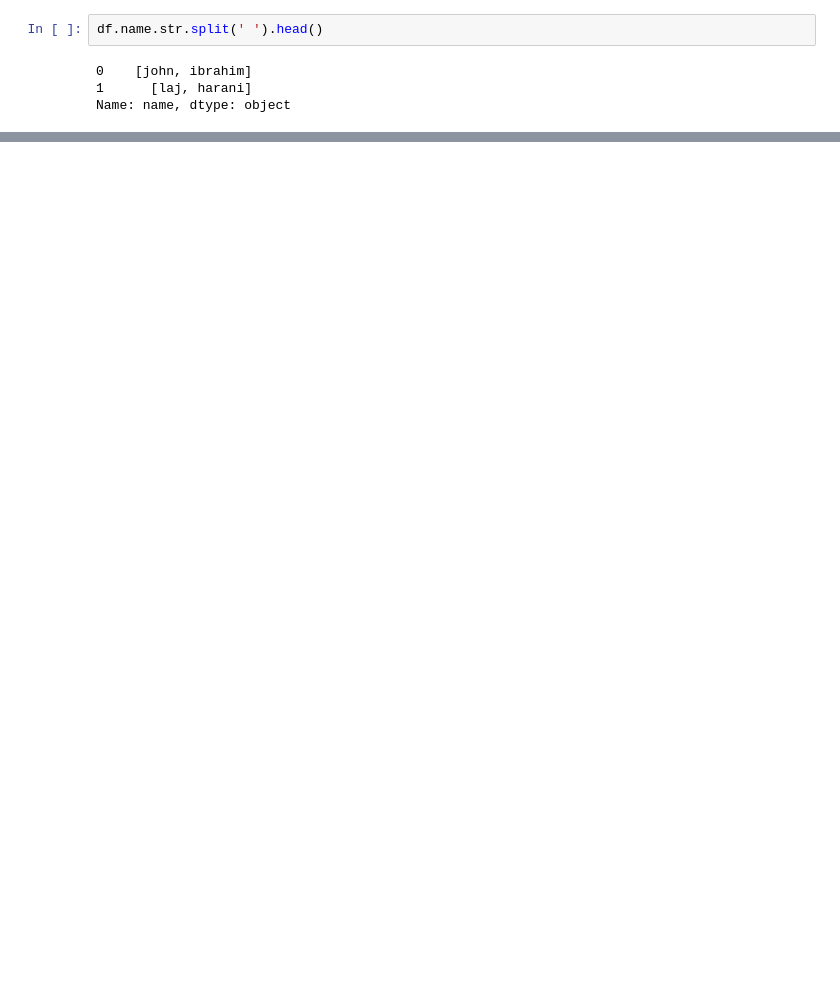
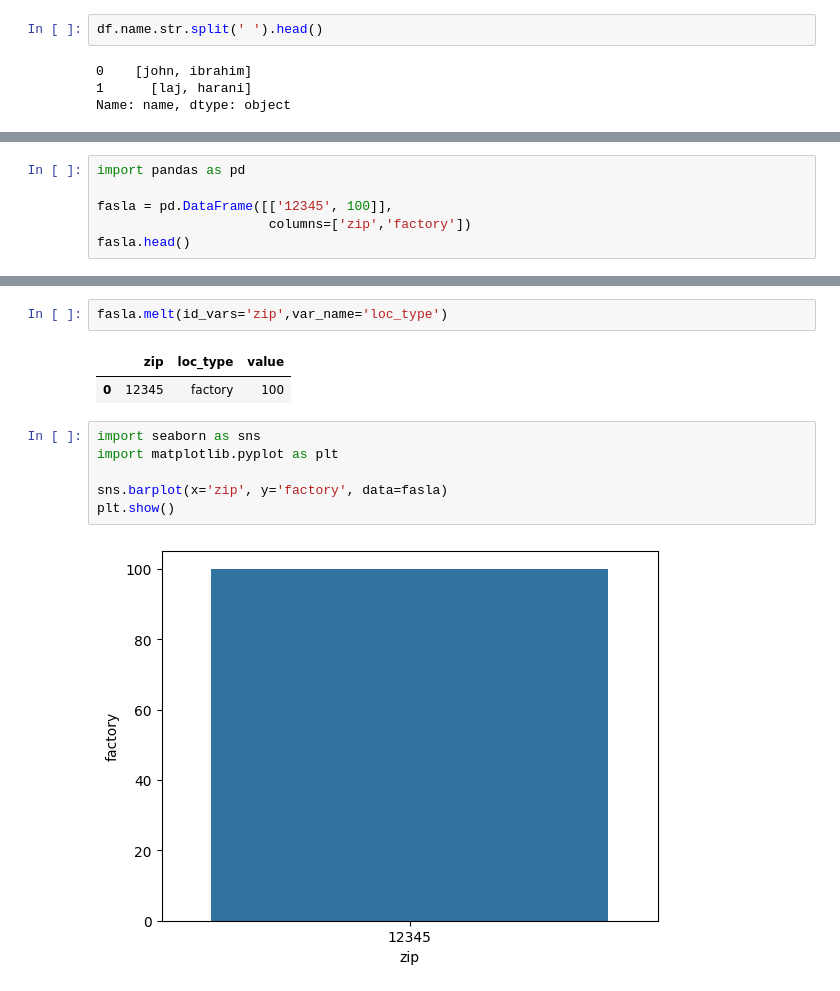
Before and after one commit to Lajwantiharani/Python, a Jupyter notebook: pandastricks.ipynb, the cells around one changed output, grey strips where cells are left out. Saved outputs shown, nothing was run; the diff lists cells and outputs as text; blank space fills up the shorter version.

```diff
--- a/pandastricks.ipynb
+++ b/pandastricks.ipynb
@@ -561,0 +897,6 @@ df
+# %%
+import pandas as pd
+
+fasla = pd.DataFrame([['12345', 100]],
+                      columns=['zip','factory'])
+fasla.head()
@@ -561,0 +912,13 @@ df
+# %%
+fasla.melt(id_vars='zip',var_name='loc_type')
+# %% [output]
+|  | zip | loc_type | value |
+| 0 | 12345 | factory | 100 |
+# %%
+import seaborn as sns
+import matplotlib.pyplot as plt
+
+sns.barplot(x='zip', y='factory', data=fasla)
+plt.show()
+# %% [output]
+[figure, added]
```
Also changed, not shown: parts of 46 cells of this notebook, 4 other files.
